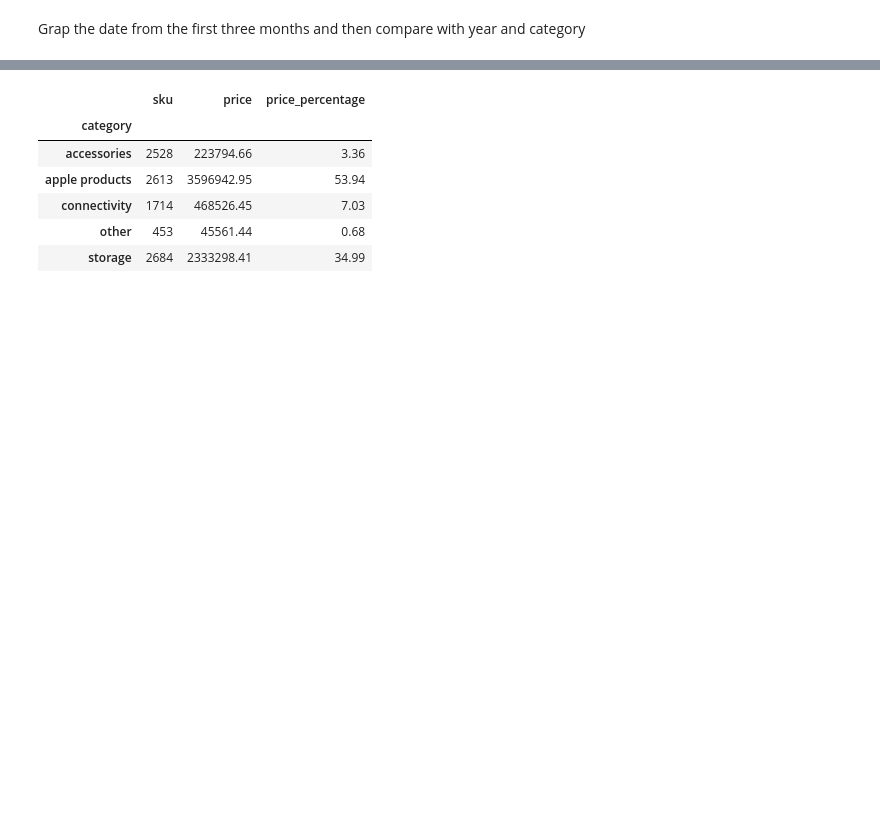
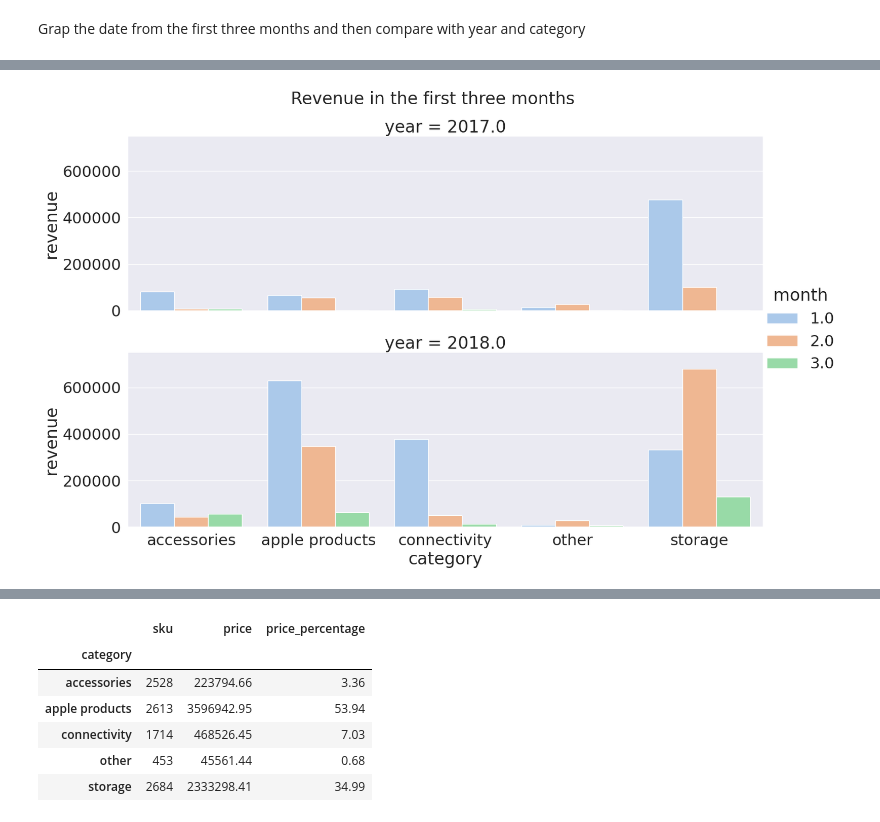
Before and after one commit to PhoenixCC0722/JoinTheGame_Magist, a Jupyter notebook: Kopie_von_Categories_Eniac_Group2.ipynb, the cells around one changed output, grey strips where cells are left out. Cells and saved outputs as stored; diff of their text form; code cells hidden in the pictures; blank space fills up the shorter version.

```diff
--- a/Kopie_von_Categories_Eniac_Group2.ipynb
+++ b/Kopie_von_Categories_Eniac_Group2.ipynb
@@ -318,0 +463,35 @@ Grap the date from the first three months and then compare with year and categor
+# %%
+import seaborn as sns
+import matplotlib.pyplot as plt
+# Set the font scale
+sns.set(font_scale=2)
+# Create the histogram plot
+colors = sns.color_palette("pastel", n_colors=3)
+catplot = sns.catplot(
+    data=category_summary2_janfebmar_by_year,
+    x="category",
+    y="revenue",
+    row="year",
+    hue="month",
+    palette=colors,
+    kind="bar",
+    aspect=3,
+    sharey=True #because month=3 in 2017 unvisible
+)
+
+# Set the y-axis limits to include the smallest value
+catplot.set(ylim=(0, category_summary2_janfebmar_by_year['revenue'].max()*1.1))
+
+"""
+# Set the y-axis limits for each row (year)
+catplot.axes[0, 0].set_ylim(0, category_summary2_janfebmar_by_year[category_summary2_janfebmar_by_year['year'] == 2017]['revenue'].max())
+catplot.axes[1, 0].set_ylim(0, category_summary2_janfebmar_by_year[category_summary2_janfebmar_by_year['year'] == 2018]['revenue'].max())
+"""
+
+# Set the title
+catplot.fig.suptitle("Revenue in the first three months", fontsize=24)
+
+# Adjust the layout
+catplot.fig.subplots_adjust(top=0.89)
+# %% [output]
+[figure, added]
```
Also changed, not shown: parts of 25 cells of this notebook.
